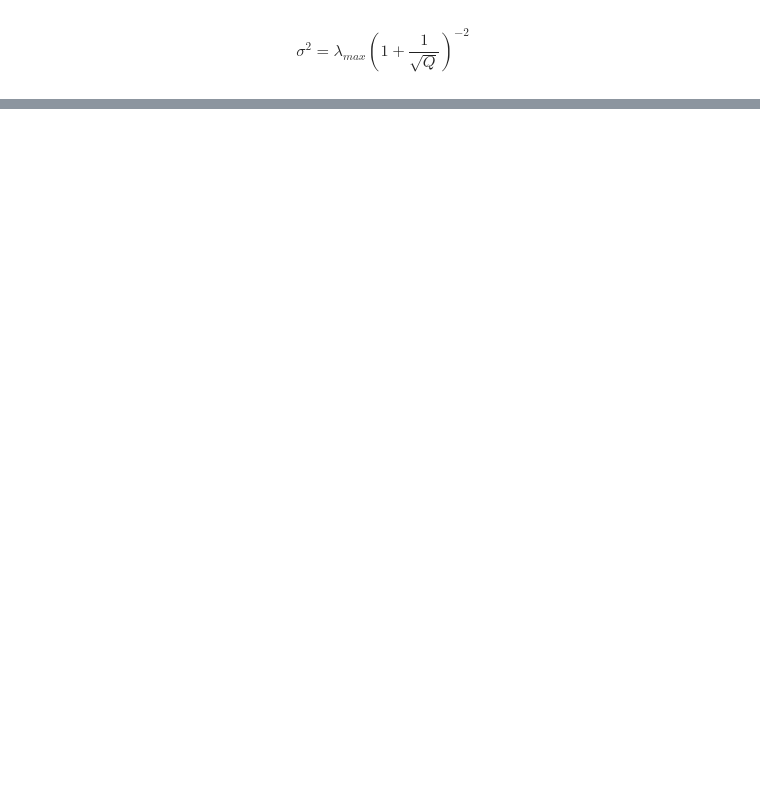
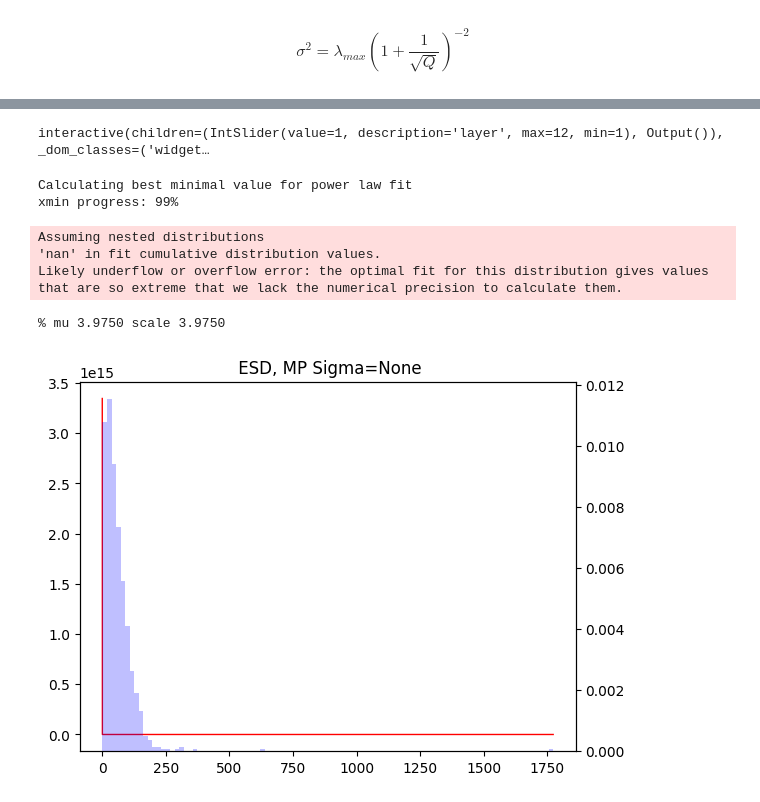
Before and after one commit to jqhoogland/implicit-self-regularization, a Jupyter notebook: rmt.ipynb, the cells around one changed output, grey strips where cells are left out. Cells and saved outputs as stored; diff of their text form; code cells hidden in the pictures; blank space fills up the shorter version.

Commit message:
Rm weights

```diff
--- a/rmt.ipynb
+++ b/rmt.ipynb
@@ -180,8 +171,9 @@ def fit_powerlaw(evals, verbose=True):
     return [fit.alpha, fit.D, best_dist(fit)]
 
 def pareto_pdf(x_min: float, x_max: float, mu=1., scale=1.):
-    print(mu, scale)
-    xs = np.arange(x_min, x_max, 0.001)
+    scale = mu
+
+    xs = np.arange(x_min  + 0.001, x_max, 0.001)
     ys = mu * scale**mu / xs**(mu+1)
     return xs, ys
 # %%
@@ -241,0 +249,35 @@ Assuming nested distributions
+# %%
+from transformers import GPT2Tokenizer, GPT2Model
+import numpy as np
+import pickle
+import torch
+
+tokenizer = GPT2Tokenizer.from_pretrained('gpt2')
+model = GPT2Model.from_pretrained('gpt2')
+attention_weight_matrix = []
+mlp_weight_matrix = []
+for name, param in model.named_parameters():
+    print(name, param.shape)
+
+for name, param in model.named_parameters():
+    print(name, param.shape)
+    if name.__contains__("attn") and name.__contains__("weight") and not name.__contains__("proj"):
+        attention_weight_matrix.append(param.detach().numpy())
+    elif name.__contains__("mlp") and name.__contains__("weight") and not name.__contains__("proj"):
+        mlp_weight_matrix.append(param.detach().numpy())
+
+print(len(attention_weight_matrix))
+print(len(mlp_weight_matrix))
+
+with open("attention_weights", 'wb') as f:
+    pickle.dump(attention_weight_matrix, f)
+
+with open("mlp_weights", 'wb') as f:
+    pickle.dump(mlp_weight_matrix, f)
+
+#this is how you load it again
+with open("attention_weights", 'rb') as f:
+    attention_weight_matrix = pickle.load( f)
+
+with open("mlp_weights", 'rb') as f:
+    mlp_weight_matrix = pickle.load( f)
@@ -241,0 +302,16 @@ Assuming nested distributions
+# %%
+@widgets.interact(layer=(1, 12))
+def plot(layer=1):
+    plot_ESD_and_fit(attention_weight_matrix[layer])
+# %% [output]
+interactive(children=(IntSlider(value=1, description='layer', max=12, min=1), Output()), _dom_classes=('widget…
+# %%
+fit_and_plot_powerlaw_with_bulk(mlp_weight_matrix[0])
+# %% [output]
+Calculating best minimal value for power law fit
+xmin progress: 99%
+Assuming nested distributions
+'nan' in fit cumulative distribution values.
+Likely underflow or overflow error: the optimal fit for this distribution gives values that are so extreme that we lack the numerical precision to calculate them.
+% mu 3.9750 scale 3.9750
+[figure, added]
```
Also changed, not shown: parts of 9 cells of this notebook, 7 other files.
